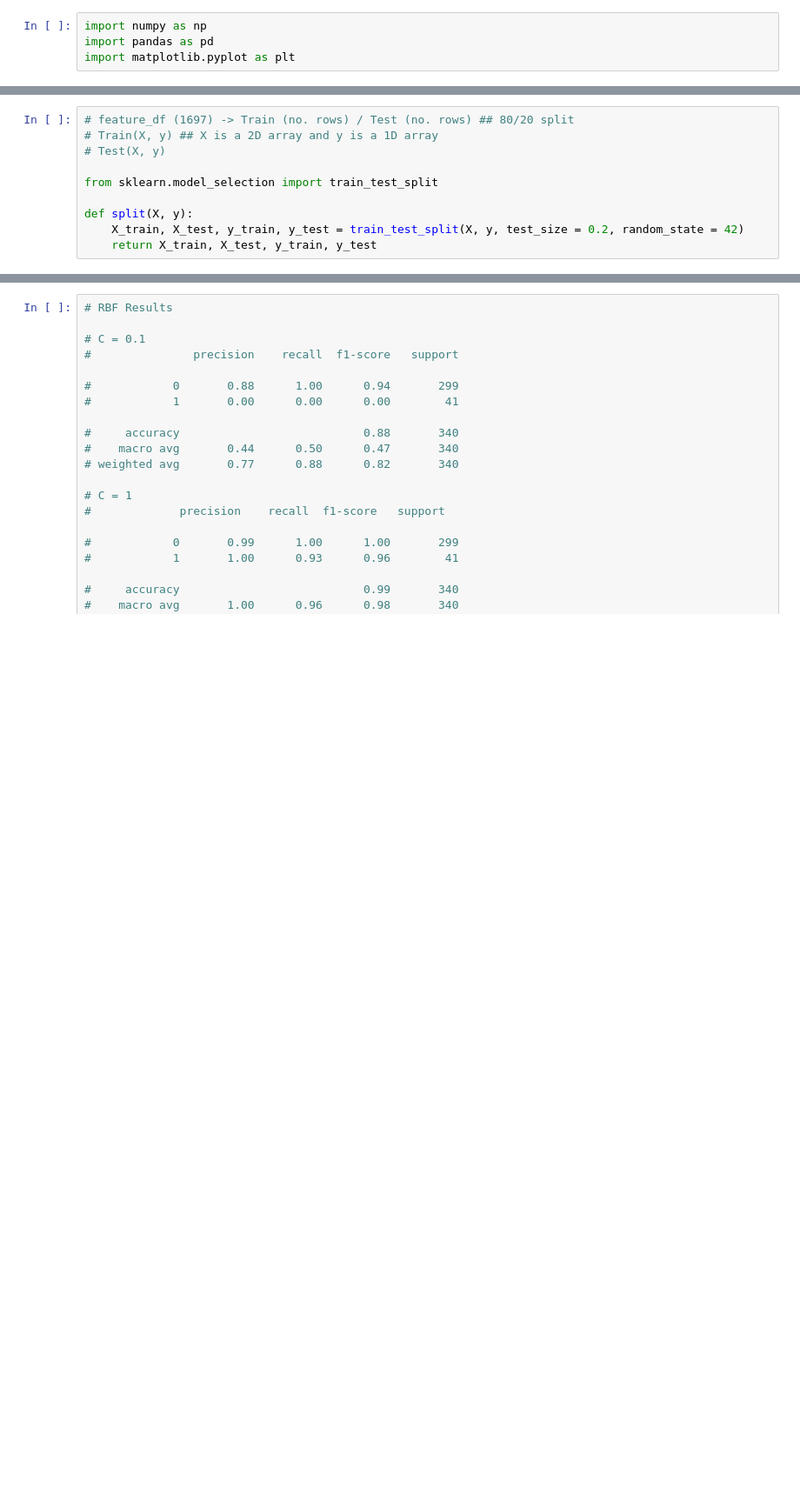
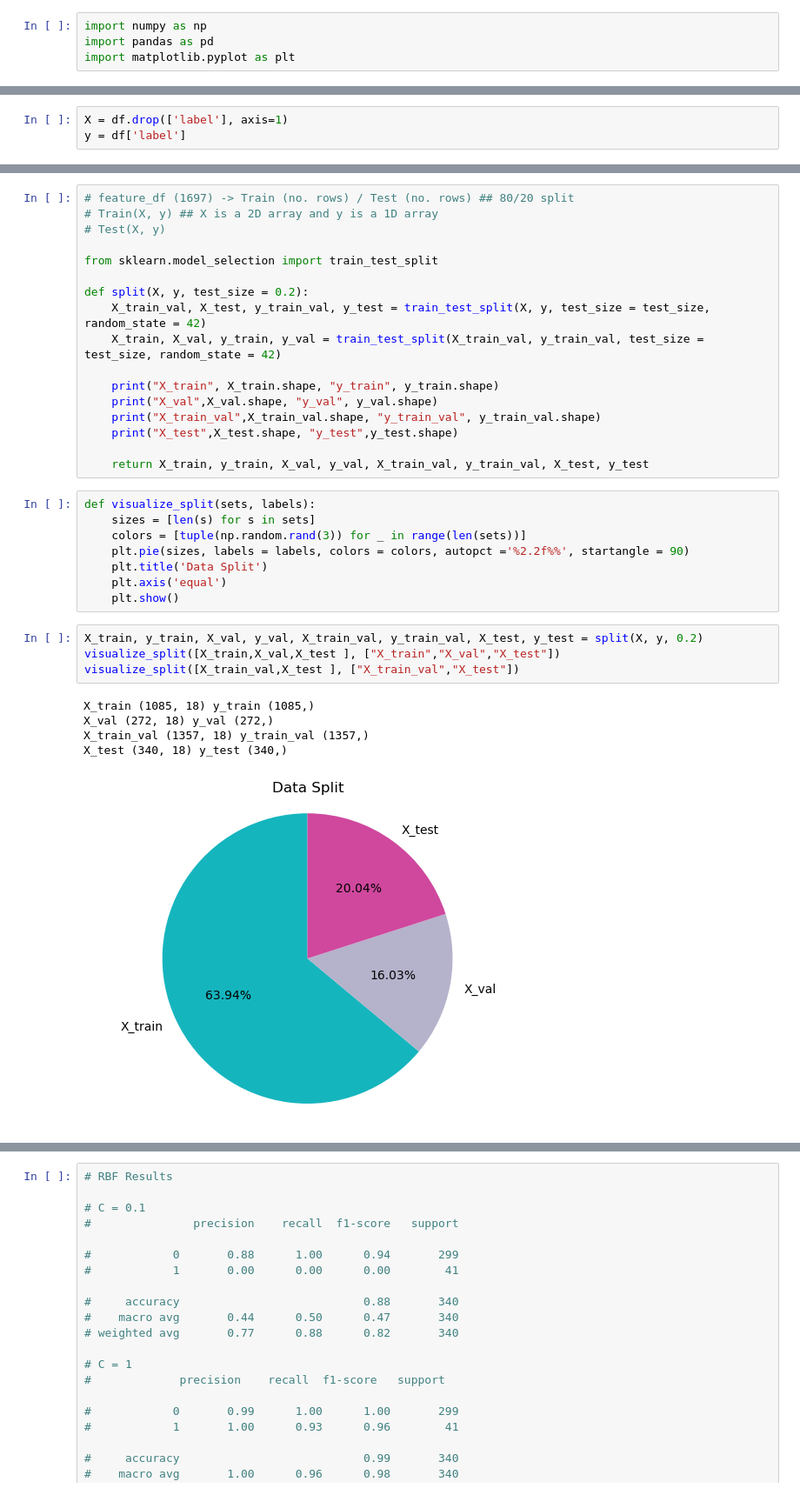
Before and after one commit to aruuuke/CreditRisk, a Jupyter notebook: SVM Project.ipynb, the cells around one changed output, grey strips where cells are left out. Shown at 87% size. Cells and saved outputs as stored; diff of their text form; blank space fills up the shorter version.

```diff
--- a/SVM Project.ipynb
+++ b/SVM Project.ipynb
@@ -99,0 +43,3 @@ def get_X_y(df):
+# %%
+X = df.drop(['label'], axis=1)
+y = df['label']
@@ -104,6 +52,31 @@ def get_X_y(df):
 
 from sklearn.model_selection import train_test_split
 
-def split(X, y):
-    X_train, X_test, y_train, y_test = train_test_split(X, y, test_size = 0.2, random_state = 42)
-    return X_train, X_test, y_train, y_test
+def split(X, y, test_size = 0.2):
+    X_train_val, X_test, y_train_val, y_test = train_test_split(X, y, test_size = test_size, random_state = 42)
+    X_train, X_val, y_train, y_val = train_test_split(X_train_val, y_train_val, test_size = test_size, random_state = 42)
+
+    print("X_train", X_train.shape, "y_train", y_train.shape)
+    print("X_val",X_val.shape, "y_val", y_val.shape)
+    print("X_train_val",X_train_val.shape, "y_train_val", y_train_val.shape)
+    print("X_test",X_test.shape, "y_test",y_test.shape)
+
+    return X_train, y_train, X_val, y_val, X_train_val, y_train_val, X_test, y_test
+# %%
+def visualize_split(sets, labels):
+    sizes = [len(s) for s in sets]
+    colors = [tuple(np.random.rand(3)) for _ in range(len(sets))]
+    plt.pie(sizes, labels = labels, colors = colors, autopct ='%2.2f%%', startangle = 90)
+    plt.title('Data Split')
+    plt.axis('equal')
+    plt.show()
+# %%
+X_train, y_train, X_val, y_val, X_train_val, y_train_val, X_test, y_test = split(X, y, 0.2)
+visualize_split([X_train,X_val,X_test ], ["X_train","X_val","X_test"])
+visualize_split([X_train_val,X_test ], ["X_train_val","X_test"])
+# %% [output]
+X_train (1085, 18) y_train (1085,)
+X_val (272, 18) y_val (272,)
+X_train_val (1357, 18) y_train_val (1357,)
+X_test (340, 18) y_test (340,)
+[figure, added]
```
Also changed, not shown: parts of 30 cells of this notebook.
